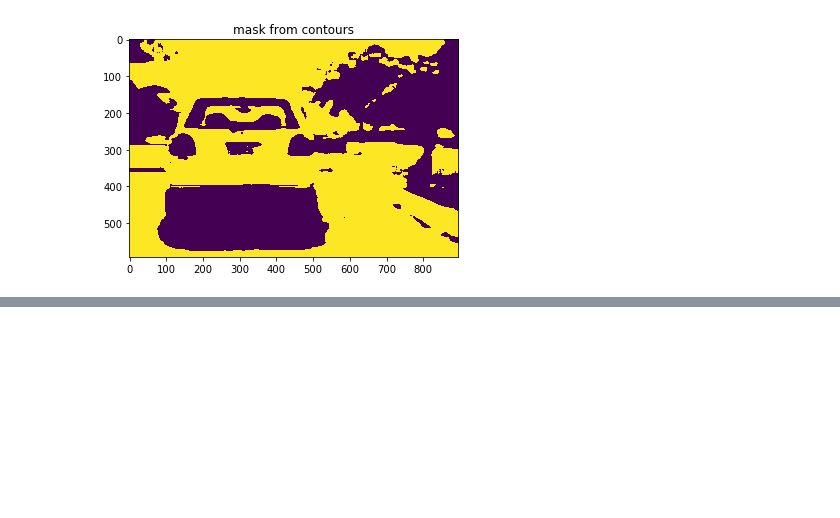
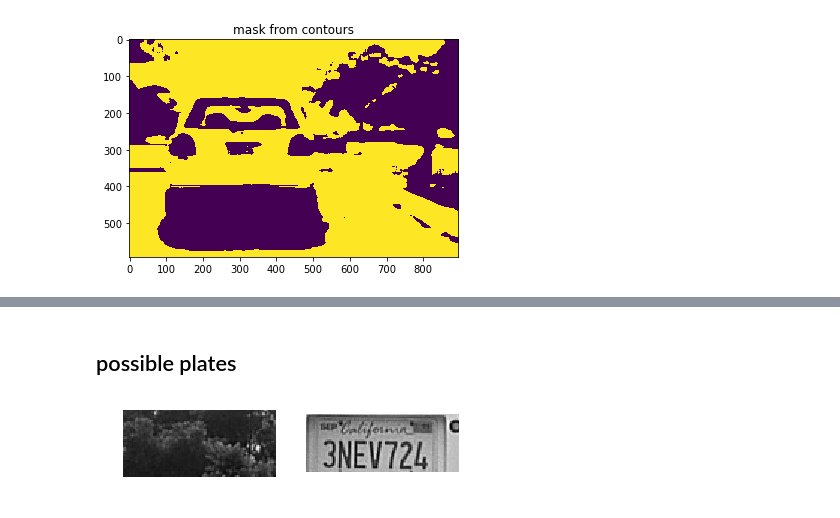
Before and after one commit to medenzon/ComputerVision, a Jupyter notebook: LicensePlateFinder.ipynb, the cells around one changed output, grey strips where cells are left out. Saved outputs shown, nothing was run; the diff lists cells and outputs as text; code cells hidden in the pictures; blank space fills up the shorter version.

```diff
--- a/LicensePlateFinder.ipynb
+++ b/LicensePlateFinder.ipynb
@@ -103,0 +86,6 @@ cv.draw(img7,title='large bounding boxes')
+# %% [markdown]
+## possible plates
+# %%
+cv.display(cv.projectPossiblePlates(ppcnt,img0))
+# %% [output]
+[figure, added]
```
Also changed, not shown: parts of 15 cells of this notebook, 2 other files.
